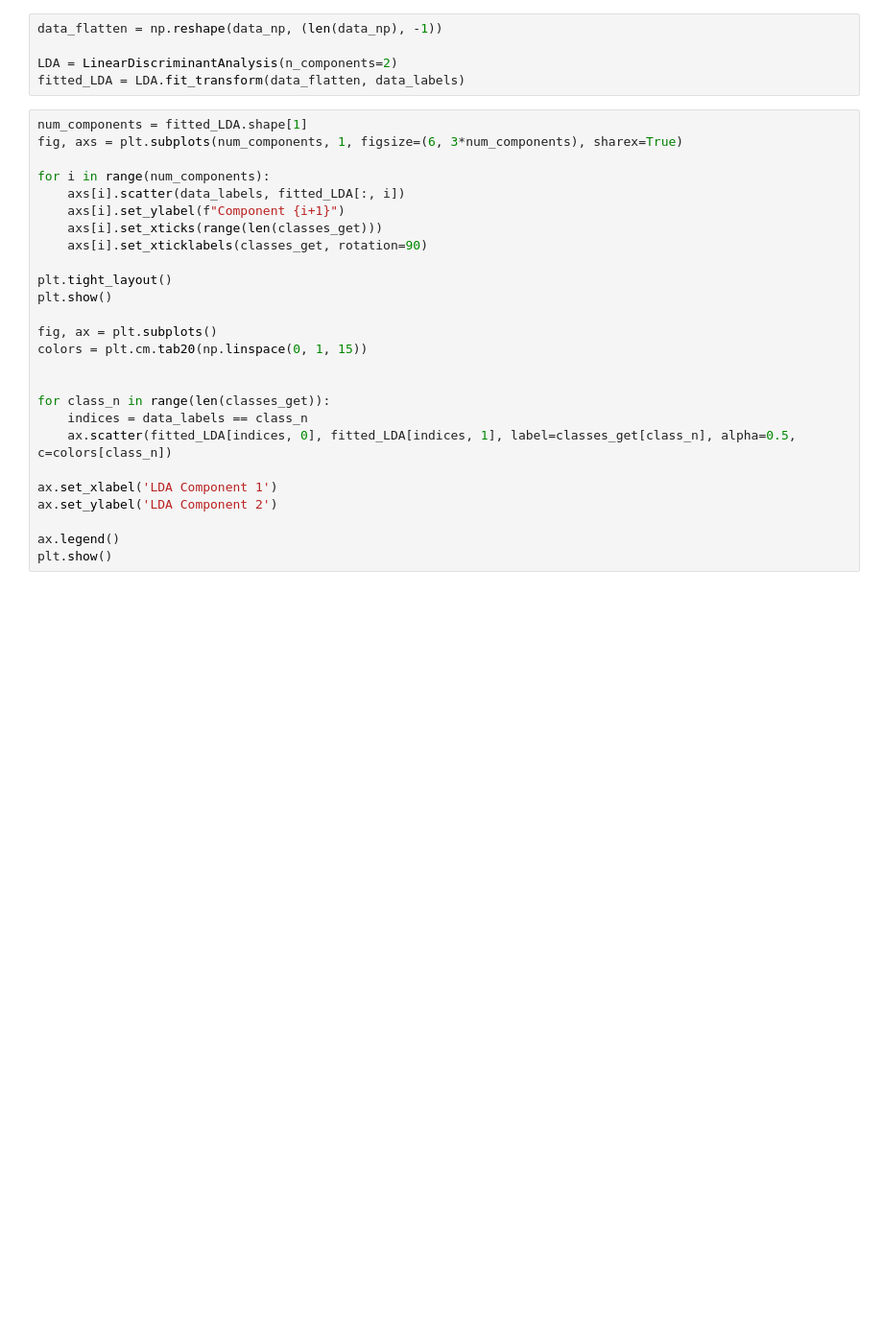
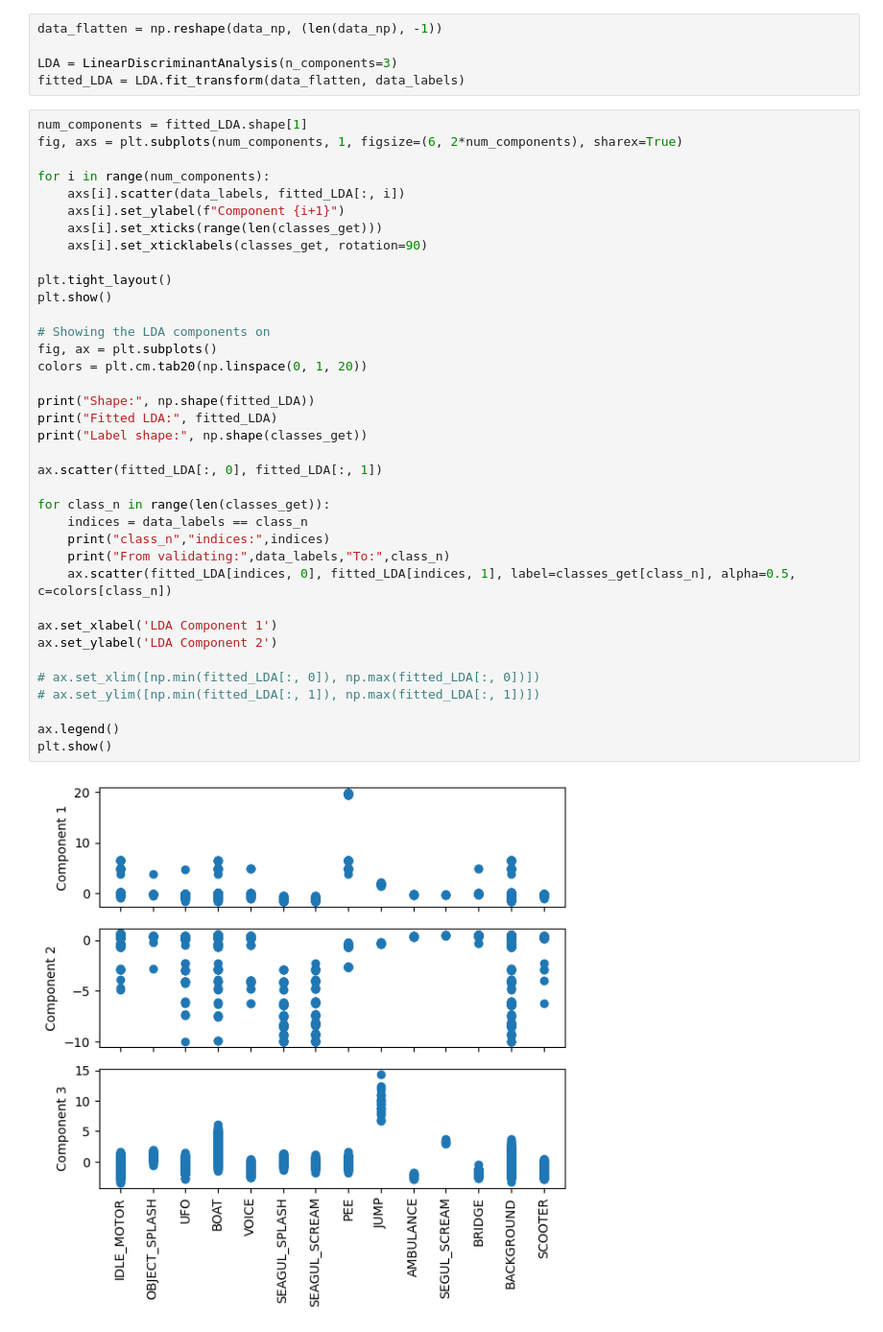
Before and after one commit to CE8-ComputerEng/semester-project, a Jupyter notebook: LDA_data.ipynb, the cells around one changed output. Shown at 96% size. Saved outputs shown, nothing was run; the diff lists cells and outputs as text; blank space fills up the shorter version.

```diff
--- a/LDA_data.ipynb
+++ b/LDA_data.ipynb
@@ -17,31 +92,44 @@ data_np, data_labels, data_size = dataimporter_lda.import_data(np_datapath="data
 # %%
 data_flatten = np.reshape(data_np, (len(data_np), -1))
 
-LDA = LinearDiscriminantAnalysis(n_components=2)
+LDA = LinearDiscriminantAnalysis(n_components=3)
 fitted_LDA = LDA.fit_transform(data_flatten, data_labels)
 # %%
 num_components = fitted_LDA.shape[1]
-fig, axs = plt.subplots(num_components, 1, figsize=(6, 3*num_components), sharex=True)
+fig, axs = plt.subplots(num_components, 1, figsize=(6, 2*num_components), sharex=True)
 
 for i in range(num_components):
     axs[i].scatter(data_labels, fitted_LDA[:, i])
     axs[i].set_ylabel(f"Component {i+1}")
     axs[i].set_xticks(range(len(classes_get)))
     axs[i].set_xticklabels(classes_get, rotation=90)
 
 plt.tight_layout()
 plt.show()
 
+# Showing the LDA components on
 fig, ax = plt.subplots()
-colors = plt.cm.tab20(np.linspace(0, 1, 15))
+colors = plt.cm.tab20(np.linspace(0, 1, 20))
 
+print("Shape:", np.shape(fitted_LDA))
+print("Fitted LDA:", fitted_LDA)
+print("Label shape:", np.shape(classes_get))
+
+ax.scatter(fitted_LDA[:, 0], fitted_LDA[:, 1])
 
 for class_n in range(len(classes_get)):
     indices = data_labels == class_n
+    print("class_n","indices:",indices)
+    print("From validating:",data_labels,"To:",class_n)
     ax.scatter(fitted_LDA[indices, 0], fitted_LDA[indices, 1], label=classes_get[class_n], alpha=0.5, c=colors[class_n])
 
 ax.set_xlabel('LDA Component 1')
 ax.set_ylabel('LDA Component 2')
 
+# ax.set_xlim([np.min(fitted_LDA[:, 0]), np.max(fitted_LDA[:, 0])])
+# ax.set_ylim([np.min(fitted_LDA[:, 1]), np.max(fitted_LDA[:, 1])])
+
 ax.legend()
 plt.show()
+# %% [output]
+[figure, added]
```
Also changed, not shown: parts of 4 cells of this notebook, 5 other files.
